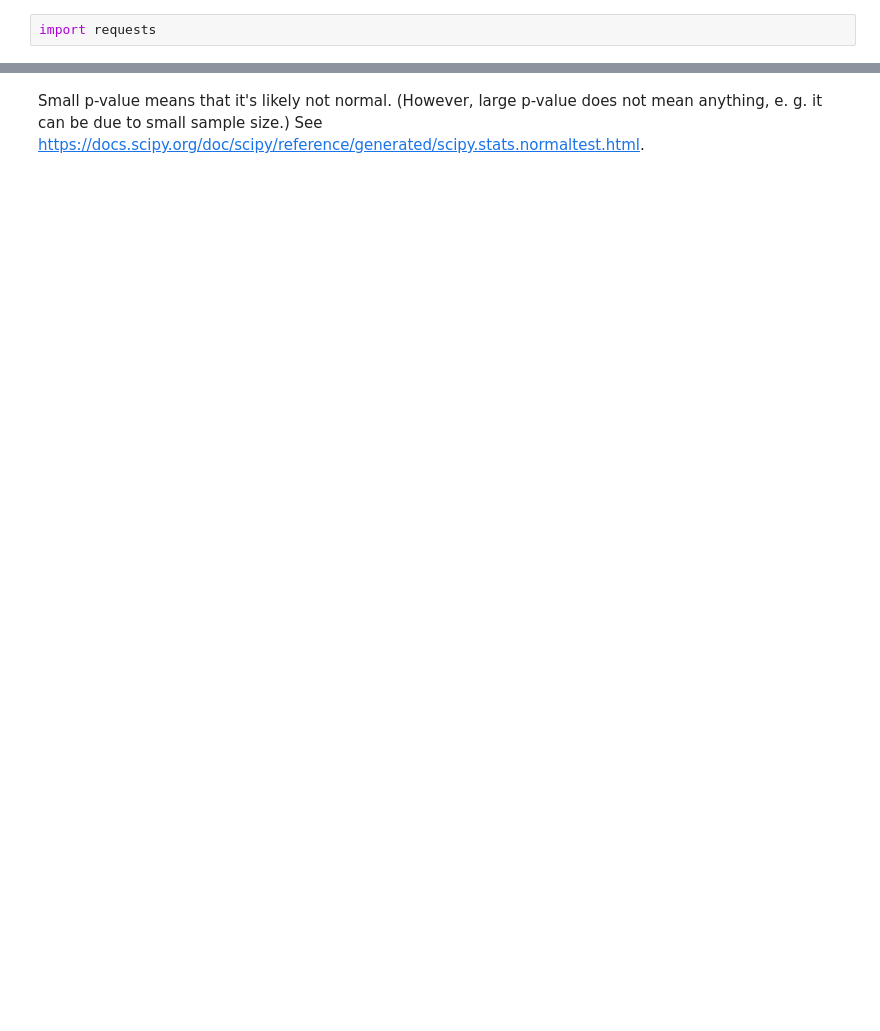
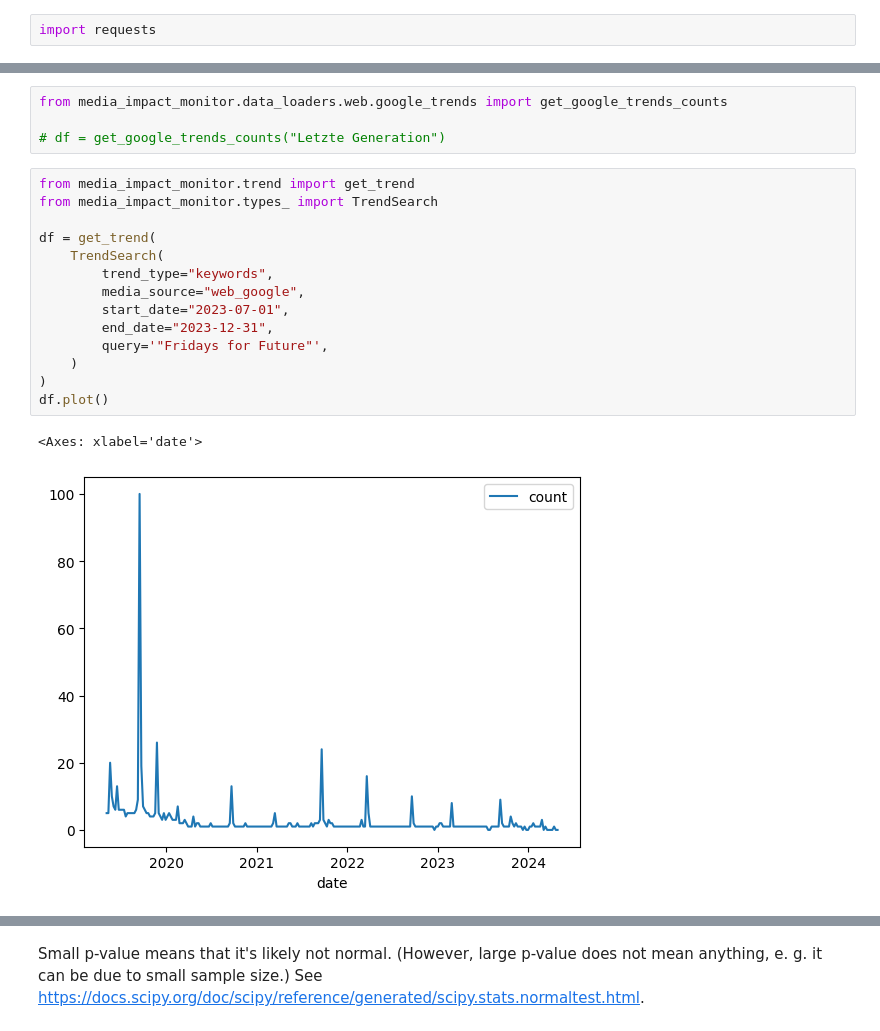
Before and after one commit to SocialChangeLab/media-impact-monitor, a Jupyter notebook: notebooks/2024-04-12-david-impact-api.ipynb, the cells around one changed output, grey strips where cells are left out. Saved outputs shown, nothing was run; the diff lists cells and outputs as text; blank space fills up the shorter version.

```diff
--- a/notebooks/2024-04-12-david-impact-api.ipynb
+++ b/notebooks/2024-04-12-david-impact-api.ipynb
@@ -25,0 +25,21 @@ events[0]
+# %%
+from media_impact_monitor.data_loaders.web.google_trends import get_google_trends_counts
+
+# df = get_google_trends_counts("Letzte Generation")
+# %%
+from media_impact_monitor.trend import get_trend
+from media_impact_monitor.types_ import TrendSearch
+
+df = get_trend(
+    TrendSearch(
+        trend_type="keywords",
+        media_source="web_google",
+        start_date="2023-07-01",
+        end_date="2023-12-31",
+        query='"Fridays for Future"',
+    )
+)
+df.plot()
+# %% [output]
+<Axes: xlabel='date'>
+[figure, added]
```
Also changed, not shown: parts of 6 cells of this notebook, 2 other files.
